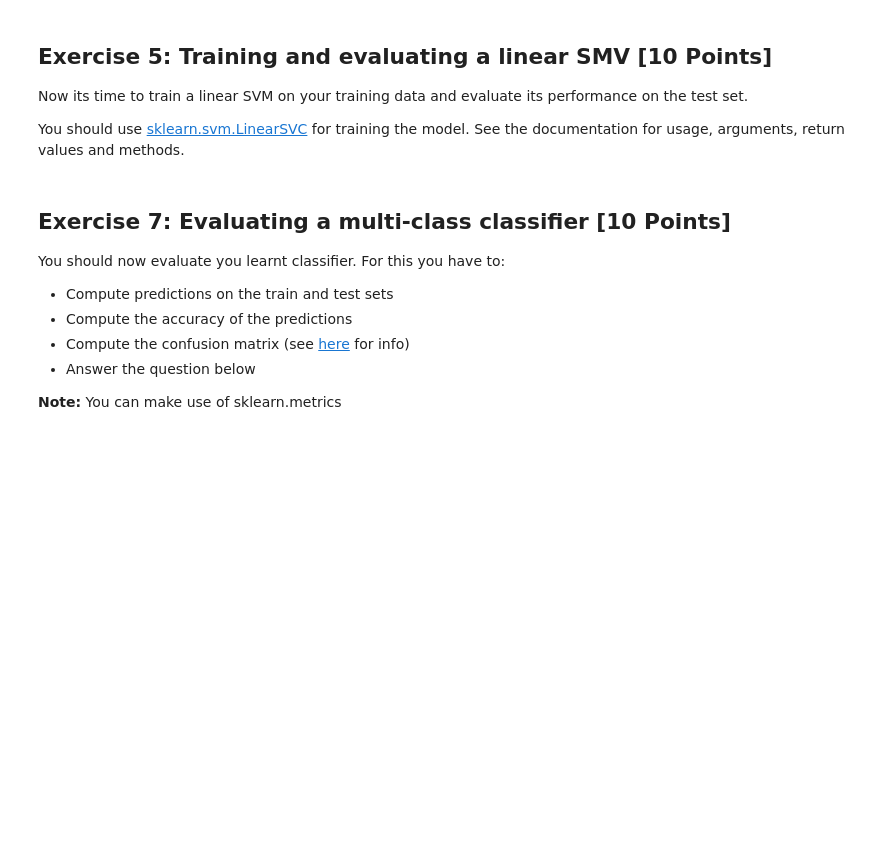
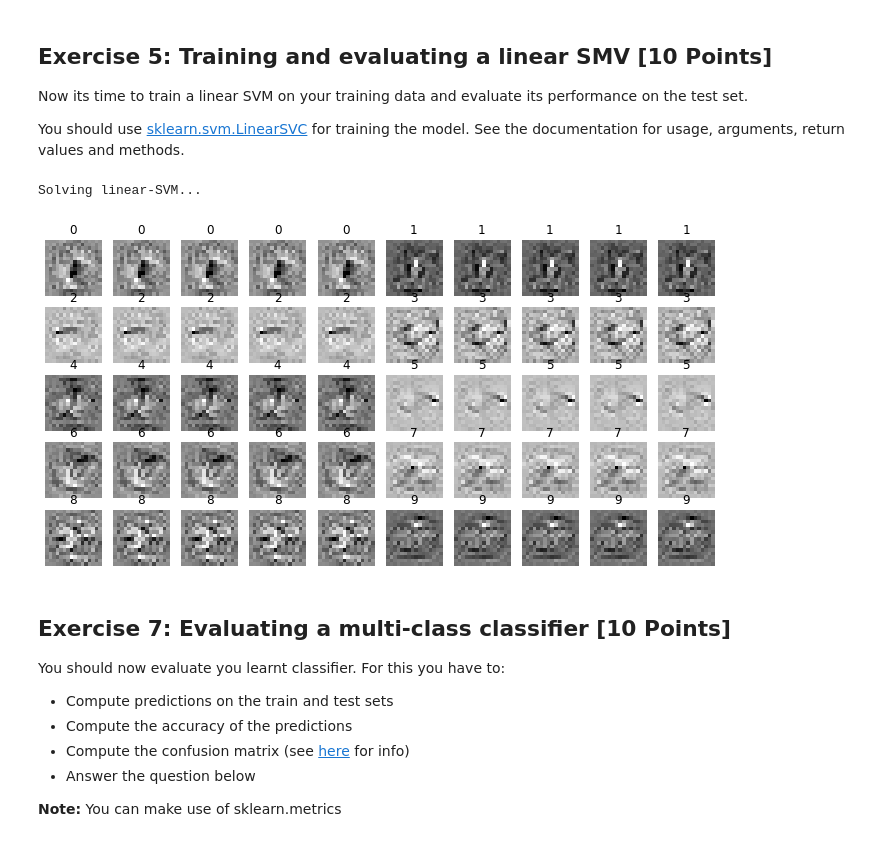
Before and after one commit to guertlef/MachineLearningHS19, a Jupyter notebook: ProgrammingAssignments/U2/Assignment2.ipynb, the cells around one changed output. Cells and saved outputs as stored; diff of their text form; code cells hidden in the pictures; blank space fills up the shorter version.

```diff
--- a/ProgrammingAssignments/U2/Assignment2.ipynb
+++ b/ProgrammingAssignments/U2/Assignment2.ipynb
@@ -217,6 +219,9 @@ In this exercise you should:
 # %%
 X_train = y_train = X_test = y_test = None
 
+import sklearn
+from sklearn.model_selection import train_test_split
+from sklearn.preprocessing import StandardScaler
 #######################################################################
 # TODO:                                                               #
 # Arrange the data into train and test sets                           #
@@ -227,7 +232,8 @@ X_train = y_train = X_test = y_test = None
 #   does this affect your train/test performance?                     #
 #######################################################################
 
-
+X_train, X_test, y_train, y_test = train_test_split(X, y,
+                                                    test_size=0.2)
 
 #######################################################################
 #                         END OF YOUR CODE                            #
@@ -242,8 +248,10 @@ def pre_process(x):
     # held-out test set!                                                  #
     #######################################################################
 
+    scaler = StandardScaler()
+    scaler.fit(x)
 
-
+    x = scaler.transform(x)
     #######################################################################
     #                         END OF YOUR CODE                            #
     #######################################################################
@@ -280,38 +293,50 @@ def train_linear_SVM(X, y, C, max_iter=100):
         max_iter: Maximum number of iterations
 
     Returns:
         lin_clf: The learnt classifier (LinearSVC instance)
 
     """
     lin_clf = None
     print('Solving linear-SVM...')
 
     #######################################################################
     # TODO:                                                               #
     # Train the SVM using LinearSVC and return the learnt classifier      #
     #######################################################################
-
-
+    lin_clf = LinearSVC(C=C, max_iter=max_iter, dual=True)
+    lin_clf.fit(X,y)
 
     #######################################################################
     #                         END OF YOUR CODE                            #
     #######################################################################
     return lin_clf
-
-C = 5.0
+# Improved hyperparameter C using Gridsearch
+C = 0.01
 lin_clf = train_linear_SVM(X_train, y_train, C)
 
 #######################################################################
 # TODO:                                                               #
 # Visualize the learnt weights (lin_clf.coef_) for all the classes:   #
 # - Make a plot with ten figures showing the respective weights for   #
 #   each of the classes                                               #
 #######################################################################
-
+for j, cls in enumerate(classes):
+    idxs = np.flatnonzero(np.equal(labels, cls))
+    idxs = np.random.choice(idxs, samples_per_class, replace=False)
+    for i, idx in enumerate(idxs):
+        plt_idx = j * samples_per_class + i + 1
+        plt.subplot(samples_per_class, len(classes), plt_idx)
+        plt.imshow(np.reshape(lin_clf.coef_[j], [16,16]))
+        plt.axis('off')
+        plt.title(cls)
+plt.show()
 
 #######################################################################
 #                         END OF YOUR CODE                            #
 #######################################################################
+# %% [output]
+Solving linear-SVM...
+[figure, added]
 # %% [markdown]
 ## Exercise 7: Evaluating a multi-class classifier [10 Points]
 
```
Also changed, not shown: parts of 12 cells of this notebook.
